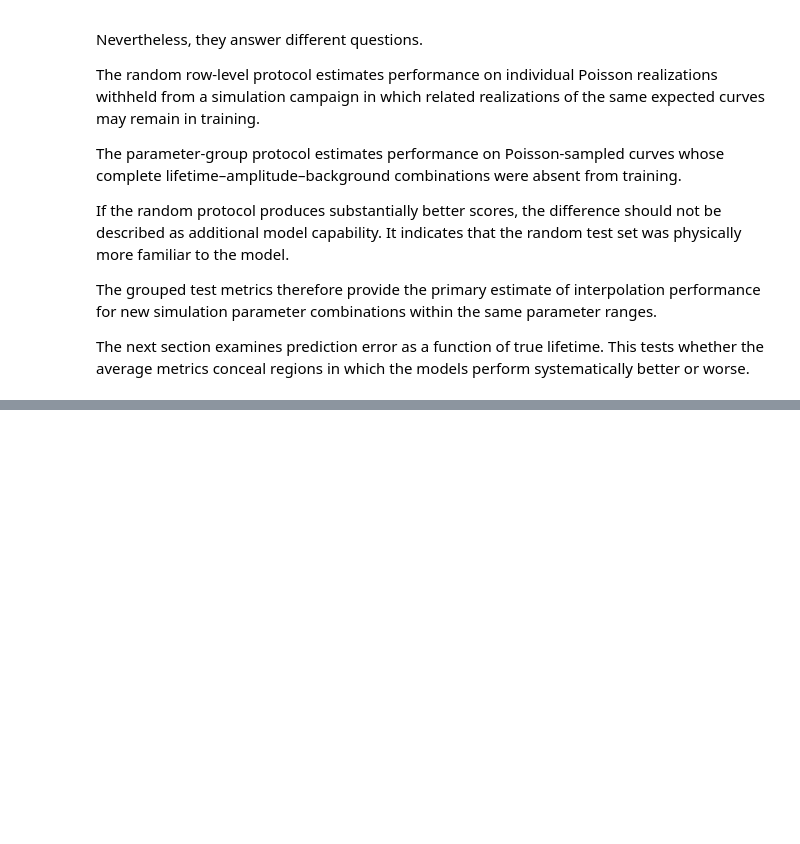
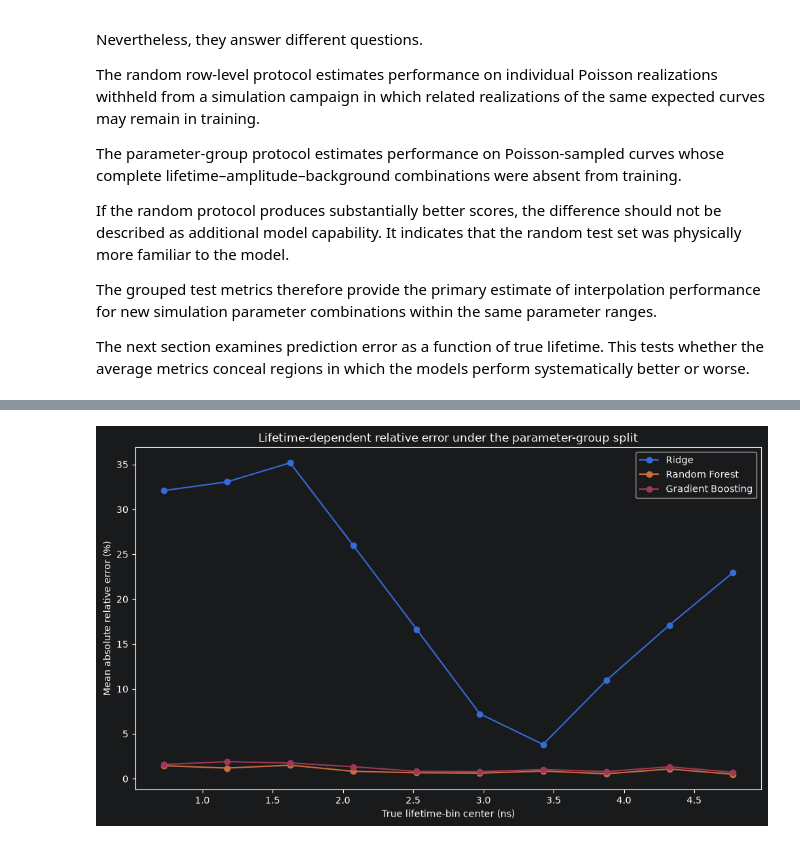
Before and after one commit to moryev/tcspc-lifetime-toolkit, a Jupyter notebook: notebooks/05_data_leakage_and_grouped_evaluation.ipynb, the cells around one changed output, grey strips where cells are left out. Drawn from its saved outputs; the diff is of its cells as text; code cells hidden in the pictures; blank space fills up the shorter version.

```diff
--- a/notebooks/05_data_leakage_and_grouped_evaluation.ipynb
+++ b/notebooks/05_data_leakage_and_grouped_evaluation.ipynb
@@ -3799,0 +4397,38 @@ The next section examines prediction error as a function of true lifetime. This
+# %%
+plt.figure(figsize=(10, 6))
+
+for model_name in learned_model_names:
+    model_summary = (
+        lifetime_error_summary.loc[
+            (
+                lifetime_error_summary["protocol"]
+                == "Parameter-group"
+            )
+            & (
+                lifetime_error_summary["model"]
+                == model_name
+            )
+        ]
+        .sort_values("lifetime_bin_center_ns")
+    )
+
+    plt.plot(
+        model_summary["lifetime_bin_center_ns"],
+        model_summary[
+            "mean_absolute_relative_error_percent"
+        ],
+        marker="o",
+        label=model_name,
+    )
+
+plt.xlabel("True lifetime-bin center (ns)")
+plt.ylabel("Mean absolute relative error (%)")
+plt.title(
+    "Lifetime-dependent relative error under the "
+    "parameter-group split"
+)
+plt.legend()
+plt.tight_layout()
+plt.show()
+# %% [output]
+[figure, added]
```
Also changed, not shown: parts of 47 cells of this notebook.
